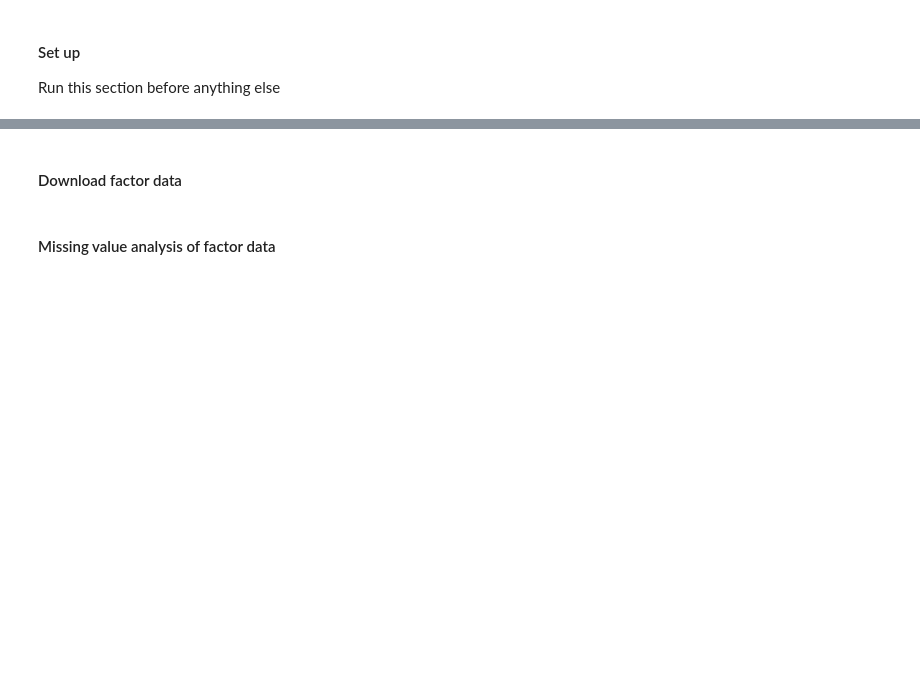
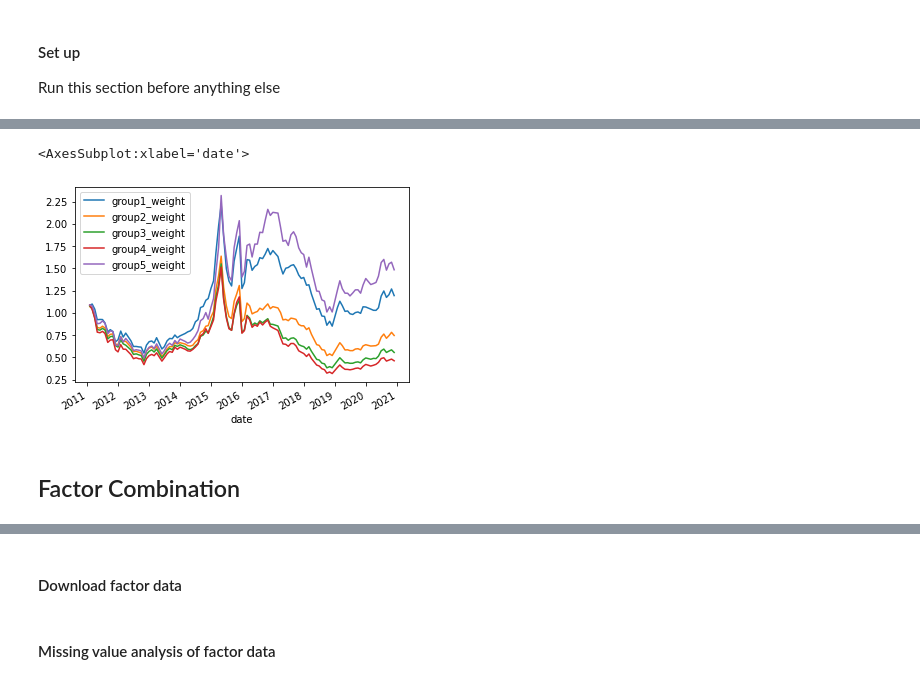
Before and after one commit to etccapital/MultiFactor, a Jupyter notebook: data_download_and_process.ipynb, the cells around one changed output, grey strips where cells are left out. Drawn from its saved outputs; the diff is of its cells as text; code cells hidden in the pictures; blank space fills up the shorter version.

```diff
--- a/data_download_and_process.ipynb
+++ b/data_download_and_process.ipynb
@@ -292,0 +637,14 @@ backtest_market_value_data ** 0.5
+# %%
+def get_group_weight_by_date(df_backtest_sub):
+    #get the intermediary weights in each group on each rebalancing date
+    df_backtest_sub = df_backtest_sub.groupby('pri_indus_code').apply(get_weight_df_by_industry).droplevel(0).sort_index(level=1)
+    """
+    we need to make the group portfolio industry-neutral with the index. That is, industry weights should be the same in both
+    the group portfolio and the index.
+    """
+    #multiply each stock's intermediary weight by its industry weight. since the intermediary weight within each group within each industry adds up to 1(as explained in the previous function),
+    #after this operation the final stock weight within each group should add up to 1.
+    df_backtest_sub[GROUP_NAMES] = np.multiply(df_backtest_sub[GROUP_NAMES].values, df_backtest_sub['index_indus_weight'].values[:, np.newaxis])
+    return df_backtest_sub
+# %%
+df_backtest = df_backtest.groupby(level=0).apply(get_group_weight_by_date)
@@ -292,0 +685,8 @@ backtest_market_value_data ** 0.5
+# %%
+def get_group_returns_by_date(df_backtest_sub):
+    group_returns = df_backtest_sub[GROUP_NAMES].values.transpose() @ df_backtest_sub['next_period_return'].values
+    group_returns = pd.Series(group_returns, index=GROUP_NAMES)
+    return group_returns
+
+group_returns_by_date = df_backtest.groupby(level=0).apply(get_group_returns_by_date)
+group_returns_by_date
@@ -292,0 +708,3 @@ backtest_market_value_data ** 0.5
+# %%
+group_cum_returns= (group_returns_by_date + 1).cumprod(axis=0)
+group_cum_returns
@@ -292,0 +726,7 @@ backtest_market_value_data ** 0.5
+# %%
+group_cum_returns.plot()
+# %% [output]
+<AxesSubplot:xlabel='date'>
+[figure, added]
+# %% [markdown]
+## Factor Combination
```
Also changed, not shown: parts of 135 cells of this notebook, 3 other files.
